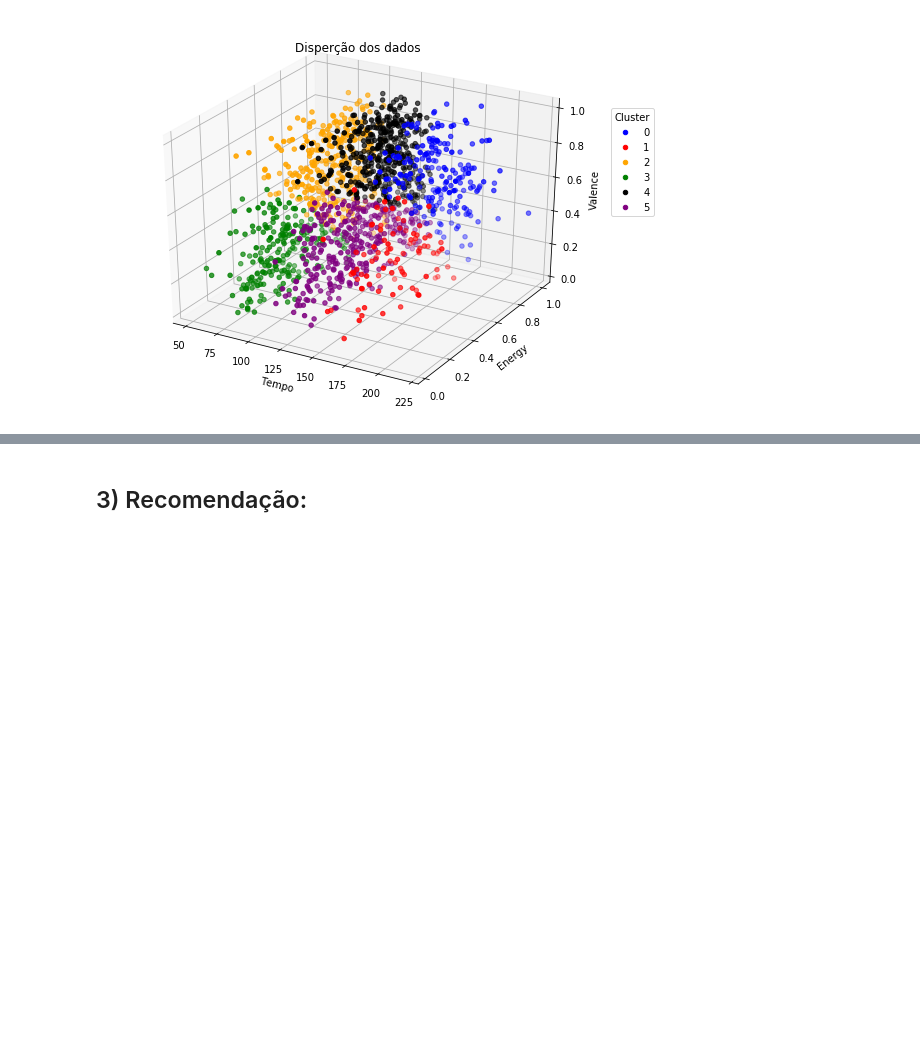
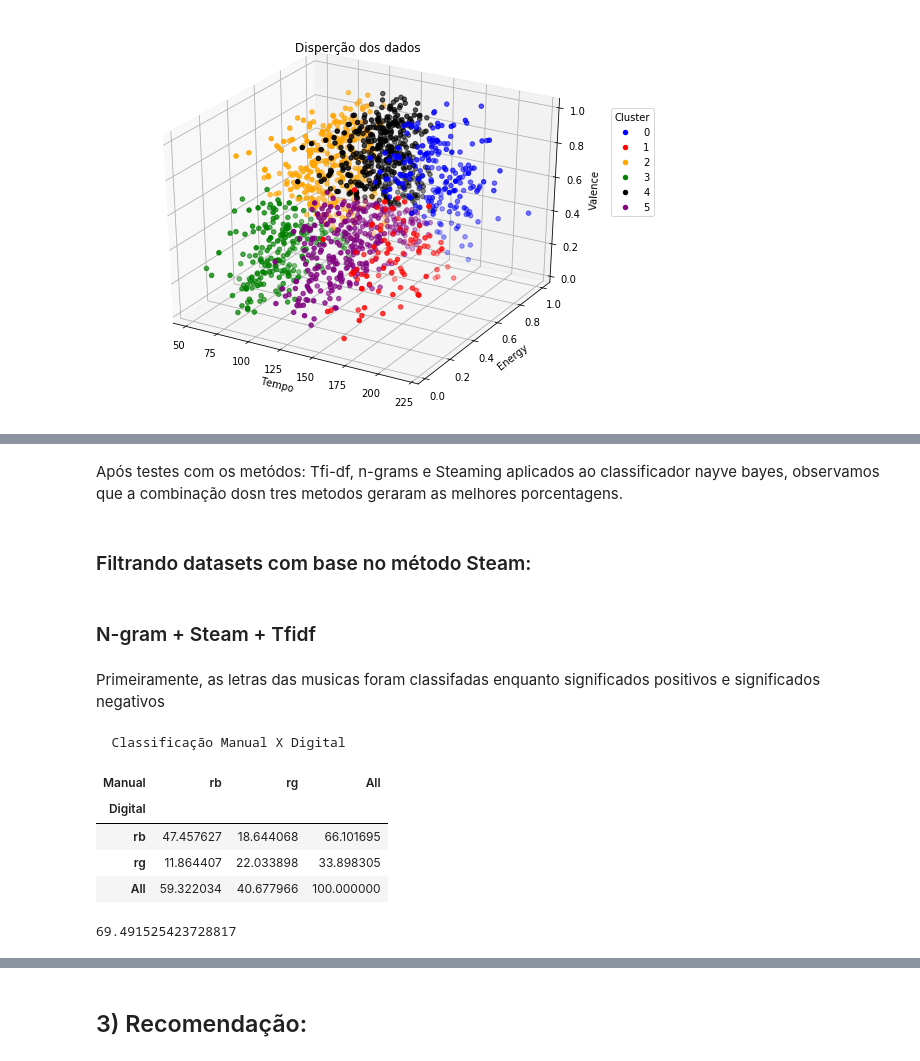
Before and after one commit to AnaBBHenriques/Ciencia_dos_dados, a Jupyter notebook: Projeto3/Sugestão Spotify.ipynb, the cells around one changed output, grey strips where cells are left out. Saved outputs shown, nothing was run; the diff lists cells and outputs as text; code cells hidden in the pictures; blank space fills up the shorter version.

```diff
--- a/Projeto3/Sugestão Spotify.ipynb
+++ b/Projeto3/Sugestão Spotify.ipynb
@@ -222,0 +412,62 @@ plt.show()
+# %% [markdown]
+Após testes com os metódos: Tfi-df, n-grams e Steaming aplicados ao classificador nayve bayes, observamos que a combinação dosn tres metodos geraram as melhores porcentagens.
+# %% [markdown]
+### Filtrando datasets com base no método Steam:
+# %%
+snowball_stemmer = SnowballStemmer("english")
+for i in range(len(teste)):
+    palavras = teste.letra[i].split()                # criando lista de listas de palavras em cada mensagem
+    letras=[]                                              #lista de lista de letras das palvras
+    final=[]                                                #lista de mensagens no final do processo
+    for x in palavras:#passando palavra por palavra
+        y=snowball_stemmer.stem(x)    #achar raiz da palavra
+        final.append(y)                 #adiciona na lista final com raiz da palavra
+
+    teste.loc[i,('letra')] = ' '.join(final) #junta as palavras das mensagens e substitui as mensagens de Treinamento
+for i in range(len(treinamento)):
+    palavras = treinamento.letra[i].split()                # criando lista de listas de palavras em cada mensagem
+    letras=[]                                              #lista de lista de letras das palvras
+    final=[]                                                #lista de mensagens no final do processo
+    for x in palavras:#passando palavra por palavra
+        y=snowball_stemmer.stem(x)
+        final.append(y)
+    treinamento.loc[i,('letra')]= ' '.join(final)#adiciona na lista final a raiz da palavras
+# %% [markdown]
+### N-gram  + Steam + Tfidf
+# %% [markdown]
+Primeiramente, as  letras das musicas foram classifadas enquanto significados positivos e significados negativos
+# %%
+import numpy
+from sklearn.feature_extraction.text import CountVectorizer
+from sklearn.pipeline import Pipeline
+from sklearn.feature_extraction.text  import  TfidfVectorizer
+from  sklearn.feature_extraction.text  import  TfidfTransformer
+from sklearn.naive_bayes import MultinomialNB
+
+p= Pipeline([
+    ('count_vectorizer',   CountVectorizer(ngram_range=(1, 3))),   # método n-grams
+    ('tfidf_transformer',  TfidfTransformer()),  #metodo Tfidf
+    ('classifier',  MultinomialNB()) ])
+
+l=p.fit(treinamento['letra'], treinamento[f] ) # ensinando o classificador
+
+
+predictions = l.predict(teste['letra'])#requisitando precisões do classificador
+predictions
+#porcentagem de acertos:
+manxdig=pd.crosstab(predictions,teste[f],margins=True,rownames=['Digital'] , colnames=['Manual'], normalize=True)*100
+print('\033[1m'+'  Classificação Manual X Digital')
+manxdig
+# %% [output]
+  Classificação Manual X Digital
+| Manual | rb | rg | All |
+| Digital |  |  |  |
+| rb | 47.457627 | 18.644068 | 66.101695 |
+| rg | 11.864407 | 22.033898 | 33.898305 |
+| All | 59.322034 | 40.677966 | 100.000000 |
+# %%
+porcacerto = manxdig.rb.rb+manxdig.rg.rg
+
+porcacerto
+# %% [output]
+69.491525423728817
```
Also changed, not shown: parts of 16 cells of this notebook.
